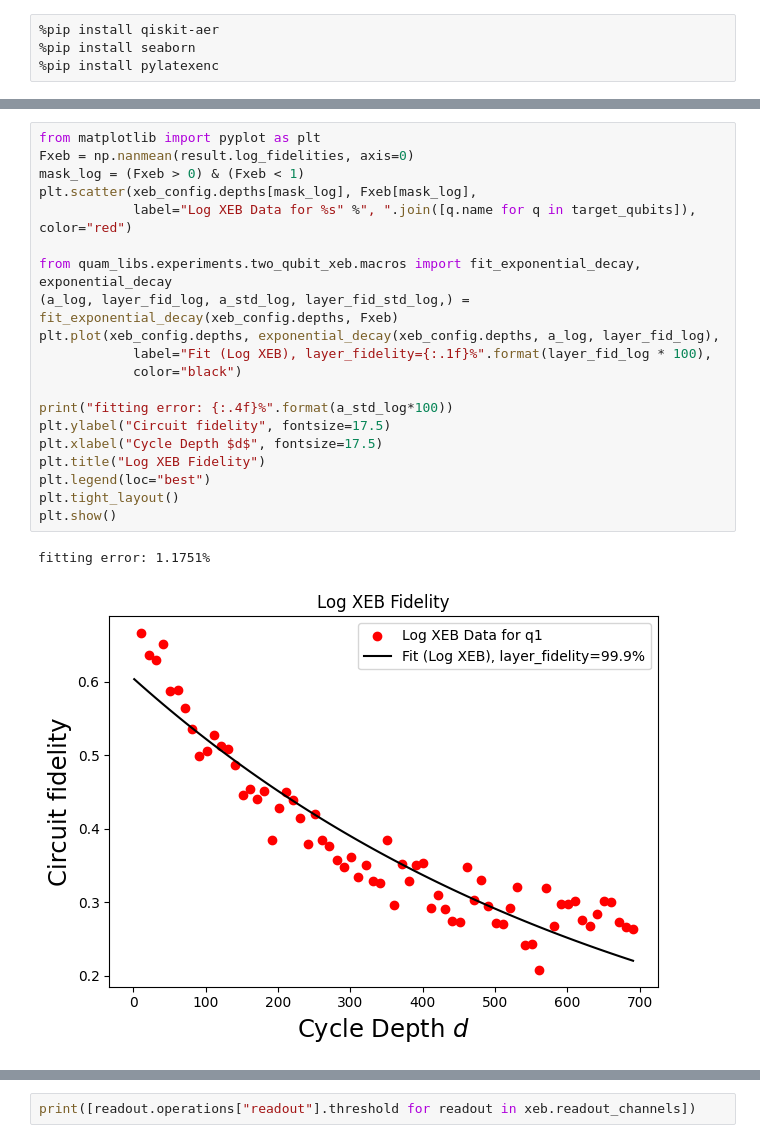
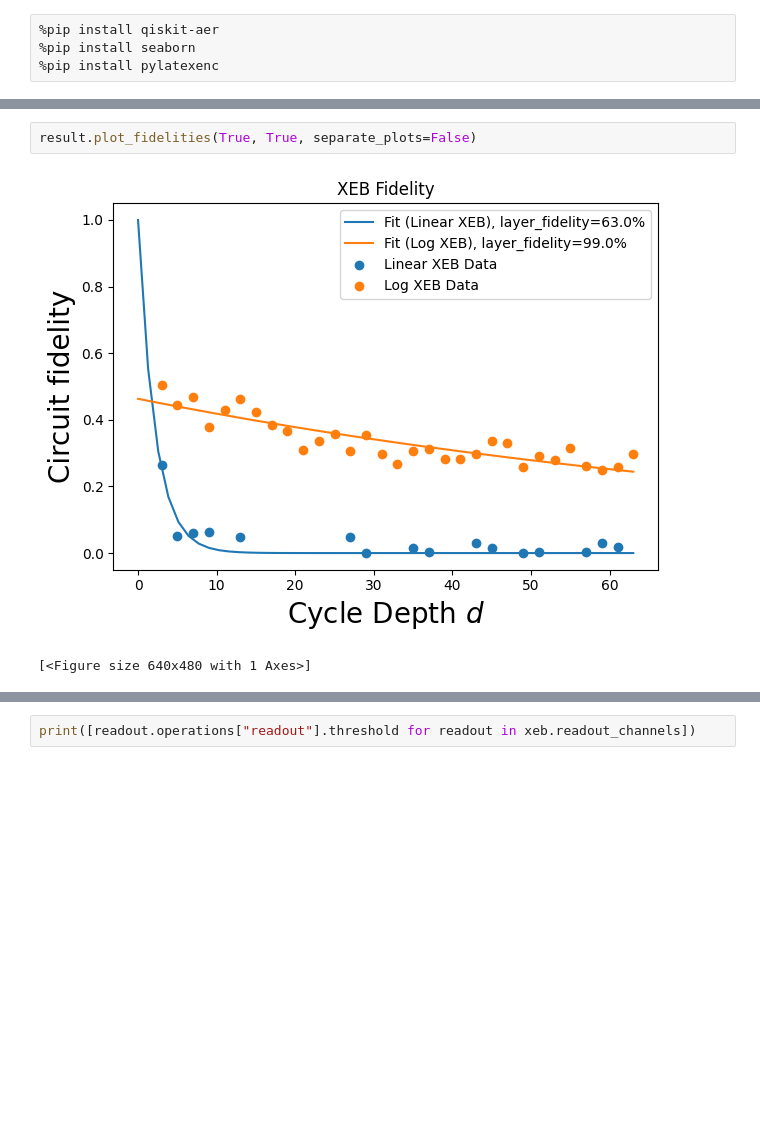
Before and after one commit to asqum/qua-libs, a Jupyter notebook: Quantum-Control-Applications-QuAM/Superconducting/calibrations/26_two_qubit_xeb.ipynb, the cells around one changed output, grey strips where cells are left out. Saved outputs shown, nothing was run; the diff lists cells and outputs as text; blank space fills up the shorter version.

```diff
--- a/Quantum-Control-Applications-QuAM/Superconducting/calibrations/26_two_qubit_xeb.ipynb
+++ b/Quantum-Control-Applications-QuAM/Superconducting/calibrations/26_two_qubit_xeb.ipynb
@@ -178,26 +167,8 @@ fitting error: 1.0661%
-# %%
-from matplotlib import pyplot as plt
-Fxeb = np.nanmean(result.log_fidelities, axis=0)
-mask_log = (Fxeb > 0) & (Fxeb < 1)
-plt.scatter(xeb_config.depths[mask_log], Fxeb[mask_log],
-            label="Log XEB Data for %s" %", ".join([q.name for q in target_qubits]), color="red")
-
-from quam_libs.experiments.two_qubit_xeb.macros import fit_exponential_decay, exponential_decay
-(a_log, layer_fid_log, a_std_log, layer_fid_std_log,) = fit_exponential_decay(xeb_config.depths, Fxeb)
-plt.plot(xeb_config.depths, exponential_decay(xeb_config.depths, a_log, layer_fid_log),
-            label="Fit (Log XEB), layer_fidelity={:.1f}%".format(layer_fid_log * 100),
-            color="black")
-
-print("fitting error: {:.4f}%".format(a_std_log*100))
-plt.ylabel("Circuit fidelity", fontsize=17.5)
-plt.xlabel("Cycle Depth $d$", fontsize=17.5)
-plt.title("Log XEB Fidelity")
-plt.legend(loc="best")
-plt.tight_layout()
-plt.show()
-# %% [output]
-fitting error: 1.1751%
-[figure, removed]
+# %%
+result.plot_fidelities(True, True, separate_plots=False)
+# %% [output]
+[figure, added]
+[<Figure size 640x480 with 1 Axes>]
 # %%
 # Debugging:
 print(xeb.xeb_config.qubit_pairs)
```
Also changed, not shown: parts of 15 cells of this notebook, 8 other files.
